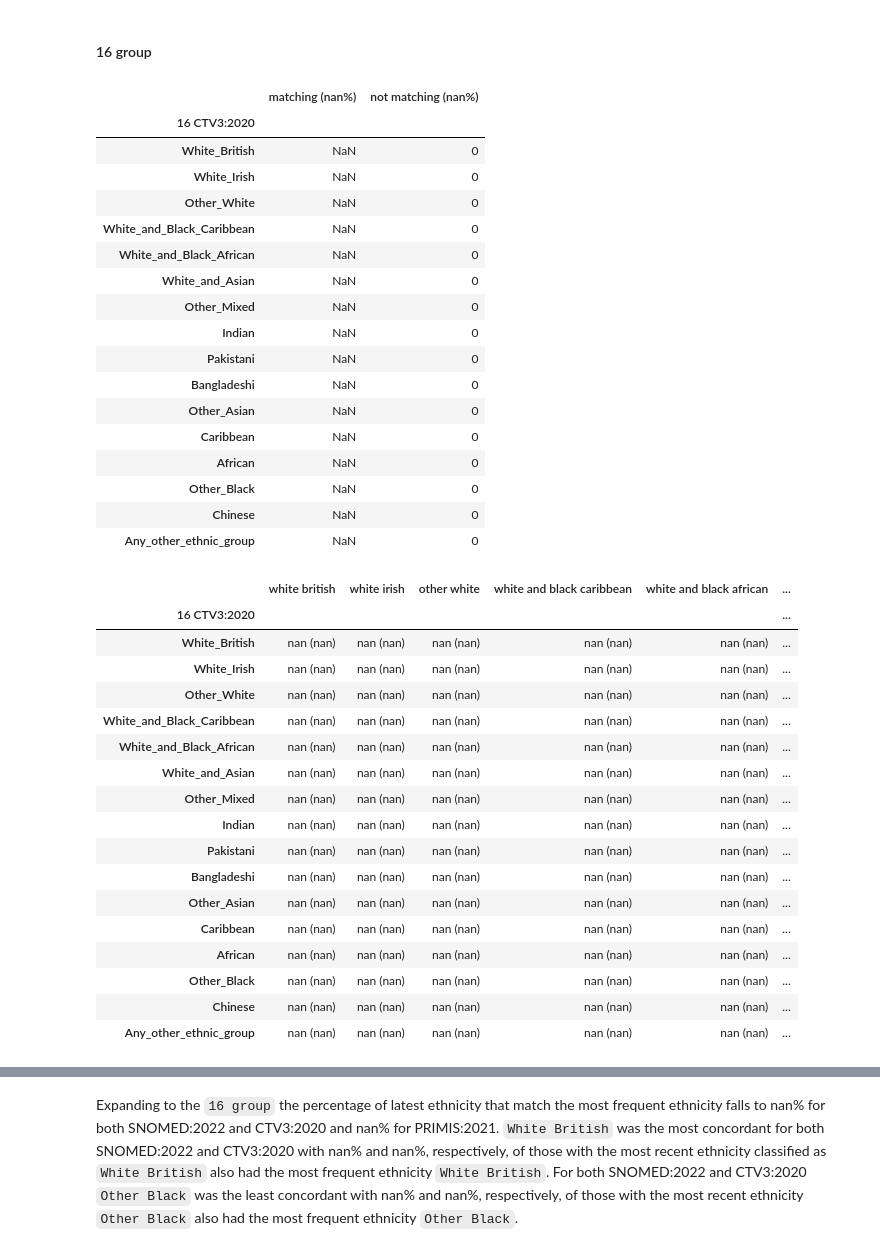
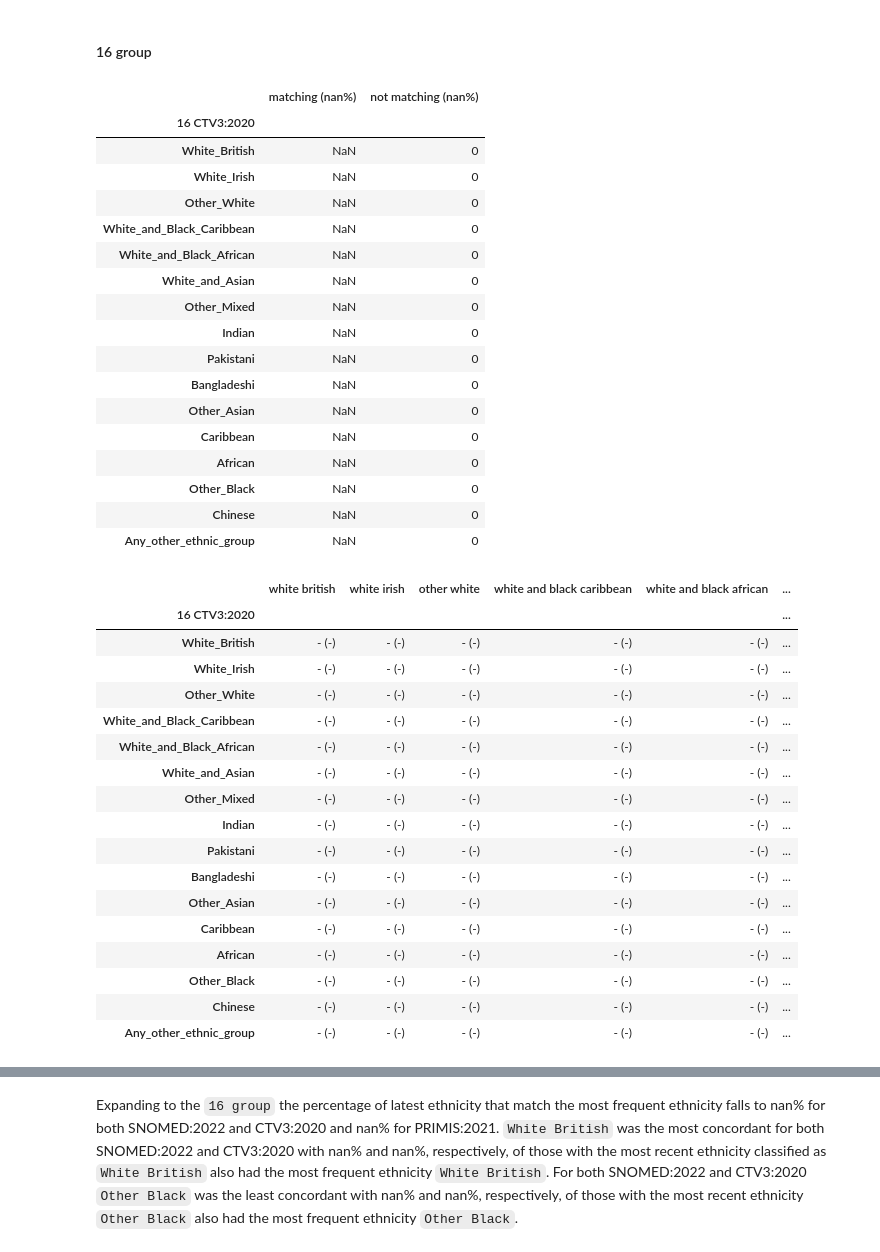
Before and after one commit to opensafely/ethnicity-short-data-report, a Jupyter notebook: notebooks_jupyter/local_report_ethnicity.ipynb, the cells around one changed output, grey strips where cells are left out. Drawn from its saved outputs; the diff is of its cells as text; code cells hidden in the pictures.

```diff
--- a/notebooks_jupyter/local_report_ethnicity.ipynb
+++ b/notebooks_jupyter/local_report_ethnicity.ipynb
@@ -428,6 +428,7 @@ for definition in definitions_5:
                     + ")"
                 )
         df_state_change=df_state_change[lowerlist_5 + list(["any"])]
+        df_state_change = df_state_change.replace("nan (nan)", "- (-)")
         df_state_change = df_state_change.reset_index()
         df_state_change = df_state_change.rename(definition_dict, axis='columns')
         df_state_change = df_state_change.set_index(definition_dict[definition])
@@ -488,6 +489,7 @@ for definition in definitions_16:
                     + ")"
                 )
         df_state_change=df_state_change[lowerlist_16+ list(["any"])]
+        df_state_change = df_state_change.replace("nan (nan)", "- (-)")
         df_state_change = df_state_change.reset_index()
         df_state_change = df_state_change.rename(definition_dict, axis='columns')
         df_state_change = df_state_change.set_index(definition_dict[definition])
@@ -560,6 +562,9 @@ Patients whose latest recorded ethnicity were grouped as `Other Black` were most
 # %% [markdown]
 #### 5 Group
 # %%
+from cmath import isnan
+
+
 for definition in definitions_5:
         df_sum = pd.read_csv(f'../output/{output_path_5}/simple_latest_common_{definition}{suffix}_registered.csv').set_index(definition)
         # sort rows by category index
@@ -585,6 +590,7 @@ for definition in definitions_5:
         df_out = df_out.reset_index()
         df_out = df_out.rename(definition_dict, axis='columns')
         df_out = df_out.set_index(definition_dict[definition])
+        df_out = df_out.replace(np.nan, "-")
         display(df_out)
 
         if code_dict_5 != "":
@@ -608,6 +614,7 @@ for definition in definitions_5:
                 )
         df_sum = df_sum[lowerlist_5]
         df_sum = df_sum.reset_index()
+        df_sum = df_sum.replace("nan (nan)", "- (-)")
         df_sum = df_sum.rename(definition_dict, axis='columns')
         df_sum = df_sum.set_index(definition_dict[definition])
         display(df_sum)
@@ -692,6 +699,7 @@ for definition in definitions_16:
         df_out = df_out.reset_index()
         df_out = df_out.rename(definition_dict, axis='columns')
         df_out = df_out.set_index(definition_dict[definition])
+        df_out = df_out.replace(np.nan, "-")
         display(df_out)
 
         if code_dict_16 != "":
@@ -716,52 +724,53 @@ for definition in definitions_16:
                 )
         df_sum = df_sum[lowerlist_16]
         df_sum = df_sum.reset_index()
+        df_sum = df_sum.replace("nan (nan)", "- (-)")
         df_sum = df_sum.rename(definition_dict, axis='columns')
         df_sum = df_sum.set_index(definition_dict[definition])
         df_sum.columns = df_sum.columns.str.replace("_", " ")
 
 
         display(df_sum)
     # df_expanded = pd.read_csv(f'../output/{output_path}/tables/latest_common_expanded_{definition}.csv').set_index(definition)
 
     # display(df_expanded)
 # %% [output]
 |  | matching (nan%) | not matching (nan%) |
 | 16 CTV3:2020 |  |  |
 | White_British | NaN | 0 |
 | White_Irish | NaN | 0 |
 | Other_White | NaN | 0 |
 | White_and_Black_Caribbean | NaN | 0 |
 | White_and_Black_African | NaN | 0 |
 | White_and_Asian | NaN | 0 |
 | Other_Mixed | NaN | 0 |
 | Indian | NaN | 0 |
 | Pakistani | NaN | 0 |
 | Bangladeshi | NaN | 0 |
 | Other_Asian | NaN | 0 |
 | Caribbean | NaN | 0 |
 | African | NaN | 0 |
 | Other_Black | NaN | 0 |
 | Chinese | NaN | 0 |
 | Any_other_ethnic_group | NaN | 0 |
 |  | white british | white irish | other white | white and black caribbean | white and black african | ... |
 | 16 CTV3:2020 |  |  |  |  |  | ... |
-| White_British | nan (nan) | nan (nan) | nan (nan) | nan (nan) | nan (nan) | ... |
-| White_Irish | nan (nan) | nan (nan) | nan (nan) | nan (nan) | nan (nan) | ... |
-| Other_White | nan (nan) | nan (nan) | nan (nan) | nan (nan) | nan (nan) | ... |
-| White_and_Black_Caribbean | nan (nan) | nan (nan) | nan (nan) | nan (nan) | nan (nan) | ... |
-| White_and_Black_African | nan (nan) | nan (nan) | nan (nan) | nan (nan) | nan (nan) | ... |
-| White_and_Asian | nan (nan) | nan (nan) | nan (nan) | nan (nan) | nan (nan) | ... |
-| Other_Mixed | nan (nan) | nan (nan) | nan (nan) | nan (nan) | nan (nan) | ... |
-| Indian | nan (nan) | nan (nan) | nan (nan) | nan (nan) | nan (nan) | ... |
-| Pakistani | nan (nan) | nan (nan) | nan (nan) | nan (nan) | nan (nan) | ... |
-| Bangladeshi | nan (nan) | nan (nan) | nan (nan) | nan (nan) | nan (nan) | ... |
-| Other_Asian | nan (nan) | nan (nan) | nan (nan) | nan (nan) | nan (nan) | ... |
-| Caribbean | nan (nan) | nan (nan) | nan (nan) | nan (nan) | nan (nan) | ... |
-| African | nan (nan) | nan (nan) | nan (nan) | nan (nan) | nan (nan) | ... |
-| Other_Black | nan (nan) | nan (nan) | nan (nan) | nan (nan) | nan (nan) | ... |
-| Chinese | nan (nan) | nan (nan) | nan (nan) | nan (nan) | nan (nan) | ... |
-| Any_other_ethnic_group | nan (nan) | nan (nan) | nan (nan) | nan (nan) | nan (nan) | ... |
+| White_British | - (-) | - (-) | - (-) | - (-) | - (-) | ... |
+| White_Irish | - (-) | - (-) | - (-) | - (-) | - (-) | ... |
+| Other_White | - (-) | - (-) | - (-) | - (-) | - (-) | ... |
+| White_and_Black_Caribbean | - (-) | - (-) | - (-) | - (-) | - (-) | ... |
+| White_and_Black_African | - (-) | - (-) | - (-) | - (-) | - (-) | ... |
+| White_and_Asian | - (-) | - (-) | - (-) | - (-) | - (-) | ... |
+| Other_Mixed | - (-) | - (-) | - (-) | - (-) | - (-) | ... |
+| Indian | - (-) | - (-) | - (-) | - (-) | - (-) | ... |
+| Pakistani | - (-) | - (-) | - (-) | - (-) | - (-) | ... |
+| Bangladeshi | - (-) | - (-) | - (-) | - (-) | - (-) | ... |
+| Other_Asian | - (-) | - (-) | - (-) | - (-) | - (-) | ... |
+| Caribbean | - (-) | - (-) | - (-) | - (-) | - (-) | ... |
+| African | - (-) | - (-) | - (-) | - (-) | - (-) | ... |
+| Other_Black | - (-) | - (-) | - (-) | - (-) | - (-) | ... |
+| Chinese | - (-) | - (-) | - (-) | - (-) | - (-) | ... |
+| Any_other_ethnic_group | - (-) | - (-) | - (-) | - (-) | - (-) | ... |
 |  | matching (nan%) | not matching (nan%) |
 | 16 SNOMED:2022 |  |  |
 | White_British | NaN | 0 |
```
Also changed, not shown: parts of 4 cells of this notebook.
